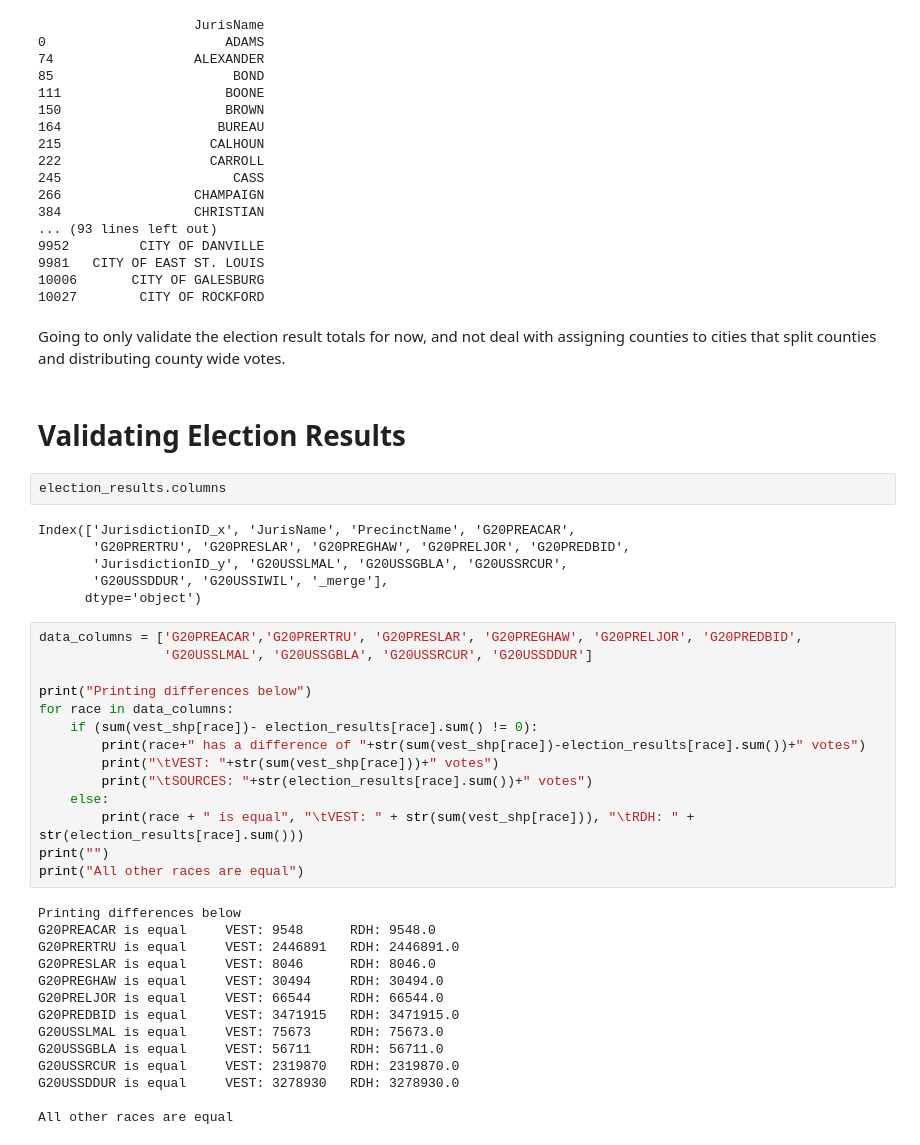
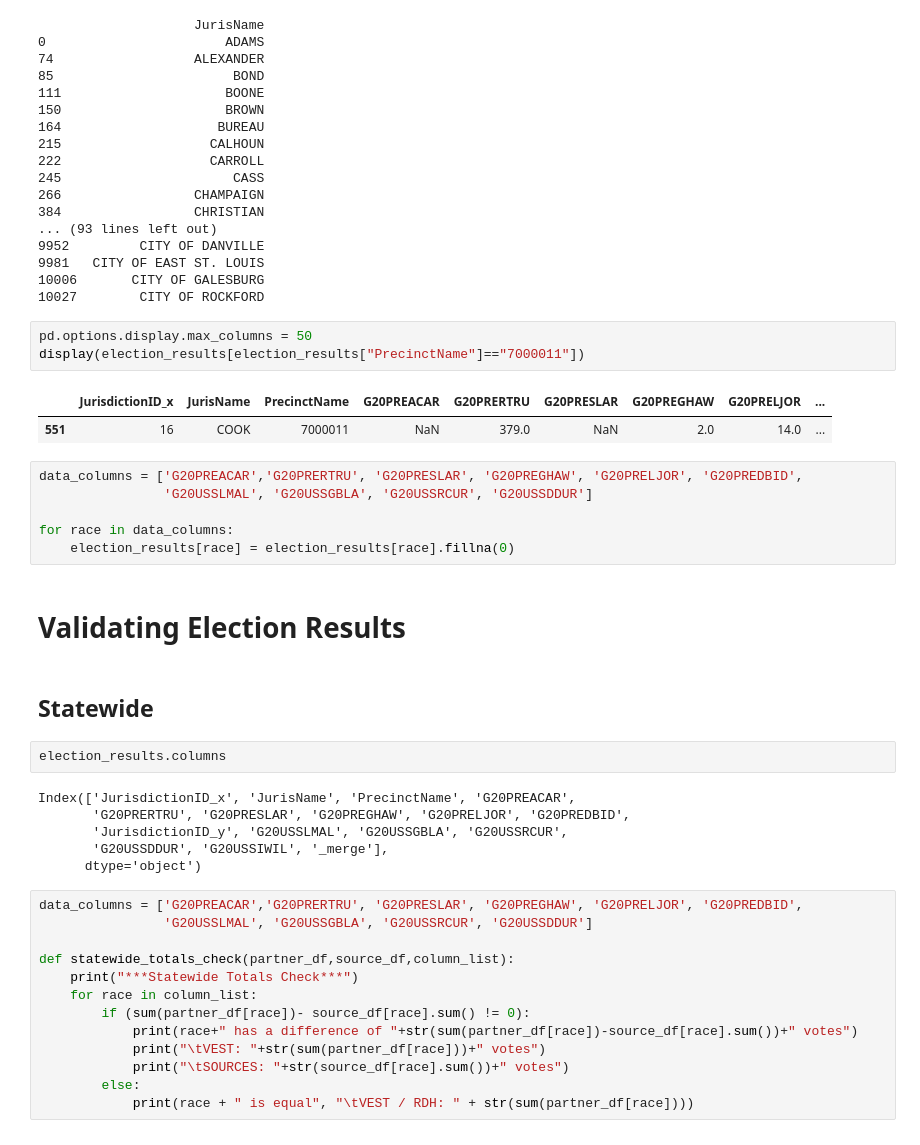
Before and after one commit to nonpartisan-redistricting-datahub/pdv-il, a Jupyter notebook: vest-il-2020/vest-il-2020-validation.ipynb, the cells around one changed output. Drawn from its saved outputs; the diff is of its cells as text.

```diff
--- a/vest-il-2020/vest-il-2020-validation.ipynb
+++ b/vest-il-2020/vest-il-2020-validation.ipynb
@@ -225,10 +225,22 @@ with pd.option_context('display.max_rows', None, 'display.max_columns', None):
 9981   CITY OF EAST ST. LOUIS
 10006       CITY OF GALESBURG
 10027        CITY OF ROCKFORD
-# %% [markdown]
-Going to only validate the election result totals for now, and not deal with assigning counties to cities that split counties and distributing county wide votes.
+# %%
+pd.options.display.max_columns = 50
+display(election_results[election_results["PrecinctName"]=="7000011"])
+# %% [output]
+|  | JurisdictionID_x | JurisName | PrecinctName | G20PREACAR | G20PRERTRU | G20PRESLAR | G20PREGHAW | G20PRELJOR | ... |
+| 551 | 16 | COOK | 7000011 | NaN | 379.0 | NaN | 2.0 | 14.0 | ... |
+# %%
+data_columns = ['G20PREACAR','G20PRERTRU', 'G20PRESLAR', 'G20PREGHAW', 'G20PRELJOR', 'G20PREDBID',
+                'G20USSLMAL', 'G20USSGBLA', 'G20USSRCUR', 'G20USSDDUR']
+
+for race in data_columns:
+    election_results[race] = election_results[race].fillna(0)
 # %% [markdown]
 # Validating Election Results
+# %% [markdown]
+## Statewide
 # %%
 election_results.columns
 # %% [output]
@@ -241,27 +253,12 @@ Index(['JurisdictionID_x', 'JurisName', 'PrecinctName', 'G20PREACAR',
 data_columns = ['G20PREACAR','G20PRERTRU', 'G20PRESLAR', 'G20PREGHAW', 'G20PRELJOR', 'G20PREDBID',
                 'G20USSLMAL', 'G20USSGBLA', 'G20USSRCUR', 'G20USSDDUR']
 
-print("Printing differences below")
-for race in data_columns:
-    if (sum(vest_shp[race])- election_results[race].sum() != 0):
-        print(race+" has a difference of "+str(sum(vest_shp[race])-election_results[race].sum())+" votes")
-        print("\tVEST: "+str(sum(vest_shp[race]))+" votes")
-        print("\tSOURCES: "+str(election_results[race].sum())+" votes")
-    else:
-        print(race + " is equal", "\tVEST: " + str(sum(vest_shp[race])), "\tRDH: " + str(election_results[race].sum()))
-print("")
-print("All other races are equal")
+def statewide_totals_check(partner_df,source_df,column_list):
+    print("***Statewide Totals Check***")
+    for race in column_list:
+        if (sum(partner_df[race])- source_df[race].sum() != 0):
+            print(race+" has a difference of "+str(sum(partner_df[race])-source_df[race].sum())+" votes")
+            print("\tVEST: "+str(sum(partner_df[race]))+" votes")
+            print("\tSOURCES: "+str(source_df[race].sum())+" votes")
+        else:
+            print(race + " is equal", "\tVEST / RDH: " + str(sum(partner_df[race])))
-# %% [output]
-Printing differences below
-G20PREACAR is equal     VEST: 9548      RDH: 9548.0
-G20PRERTRU is equal     VEST: 2446891   RDH: 2446891.0
-G20PRESLAR is equal     VEST: 8046      RDH: 8046.0
-G20PREGHAW is equal     VEST: 30494     RDH: 30494.0
-G20PRELJOR is equal     VEST: 66544     RDH: 66544.0
-G20PREDBID is equal     VEST: 3471915   RDH: 3471915.0
-G20USSLMAL is equal     VEST: 75673     RDH: 75673.0
-G20USSGBLA is equal     VEST: 56711     RDH: 56711.0
-G20USSRCUR is equal     VEST: 2319870   RDH: 2319870.0
-G20USSDDUR is equal     VEST: 3278930   RDH: 3278930.0
-
-All other races are equal
```
Also changed, not shown: parts of 24 cells of this notebook.
